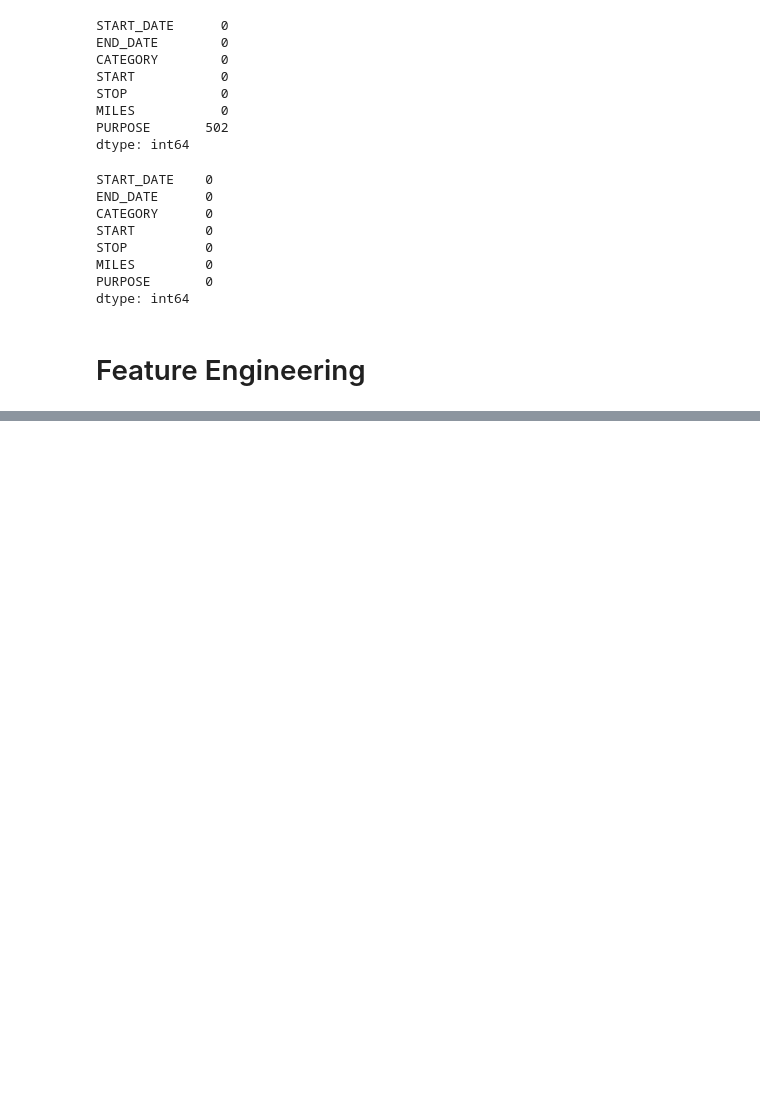
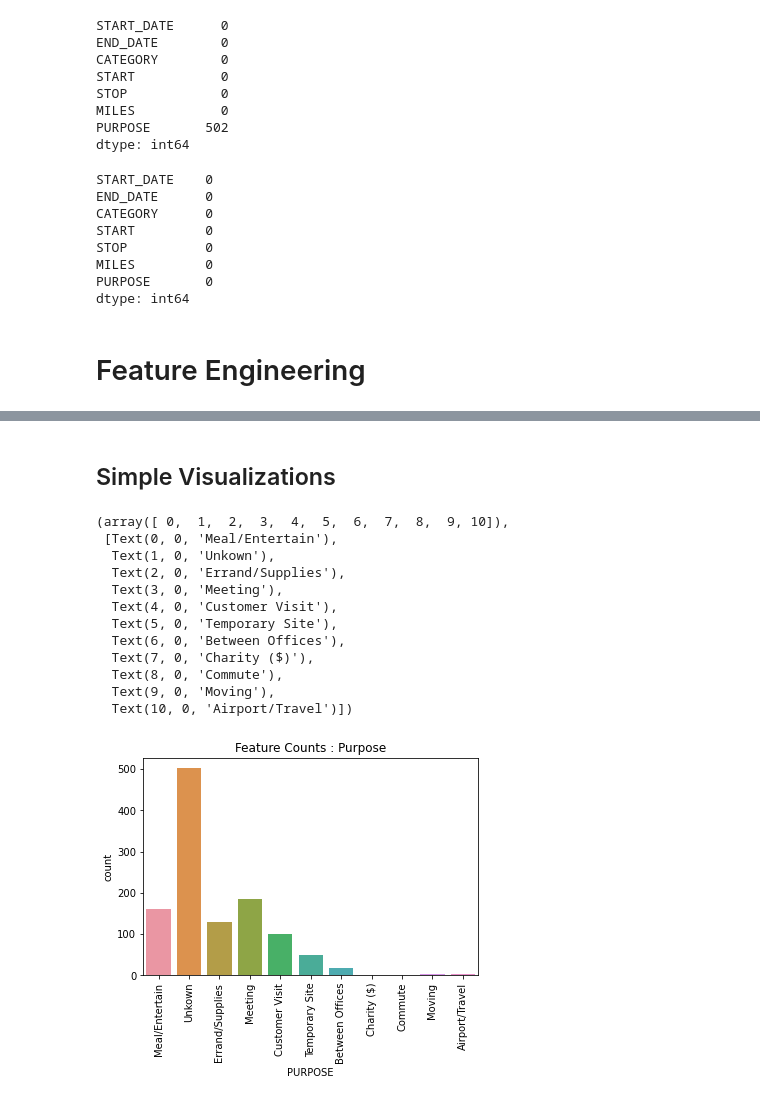
Before and after one commit to melvin-ngure/Ride_Hailing_Data_Analysis, a Jupyter notebook: UberDataAnalysis.ipynb, the cells around one changed output, grey strips where cells are left out. Drawn from its saved outputs; the diff is of its cells as text; code cells hidden in the pictures; blank space fills up the shorter version.

Commit message:
Visualizations

```diff
--- a/UberDataAnalysis.ipynb
+++ b/UberDataAnalysis.ipynb
@@ -151,3 +152,23 @@ uber_df.head()
 | 2 | 2016-01-02 20:25:00 | 2016-01-02 20:38:00 | Business | Fort Pierce | Fort Pierce | 4.8 | Errand/Supplies | 2016 | January | Saturday | ... |
 | 3 | 2016-01-05 17:31:00 | 2016-01-05 17:45:00 | Business | Fort Pierce | Fort Pierce | 4.7 | Meeting | 2016 | January | Tuesday | ... |
 | 4 | 2016-01-06 14:42:00 | 2016-01-06 15:49:00 | Business | Fort Pierce | West Palm Beach | 63.7 | Customer Visit | 2016 | January | Wednesday | ... |
+# %% [markdown]
+## Simple Visualizations
+# %%
+sns.countplot(x=uber_df["PURPOSE"])
+plt.title("Feature Counts : Purpose")
+plt.xticks(rotation = 90)
+# %% [output]
+(array([ 0,  1,  2,  3,  4,  5,  6,  7,  8,  9, 10]),
+ [Text(0, 0, 'Meal/Entertain'),
+  Text(1, 0, 'Unkown'),
+  Text(2, 0, 'Errand/Supplies'),
+  Text(3, 0, 'Meeting'),
+  Text(4, 0, 'Customer Visit'),
+  Text(5, 0, 'Temporary Site'),
+  Text(6, 0, 'Between Offices'),
+  Text(7, 0, 'Charity ($)'),
+  Text(8, 0, 'Commute'),
+  Text(9, 0, 'Moving'),
+  Text(10, 0, 'Airport/Travel')])
+[figure, added]
```
Also changed, not shown: parts of 14 cells of this notebook.
